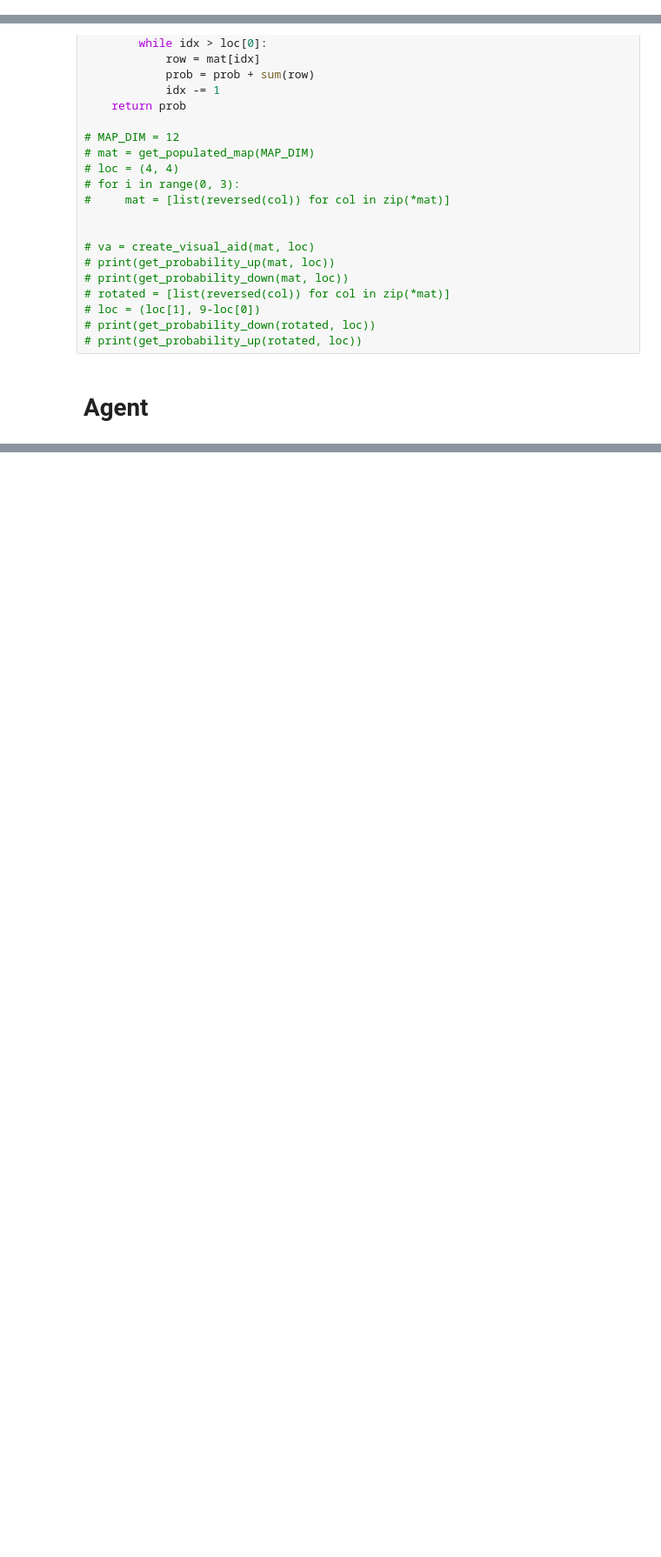
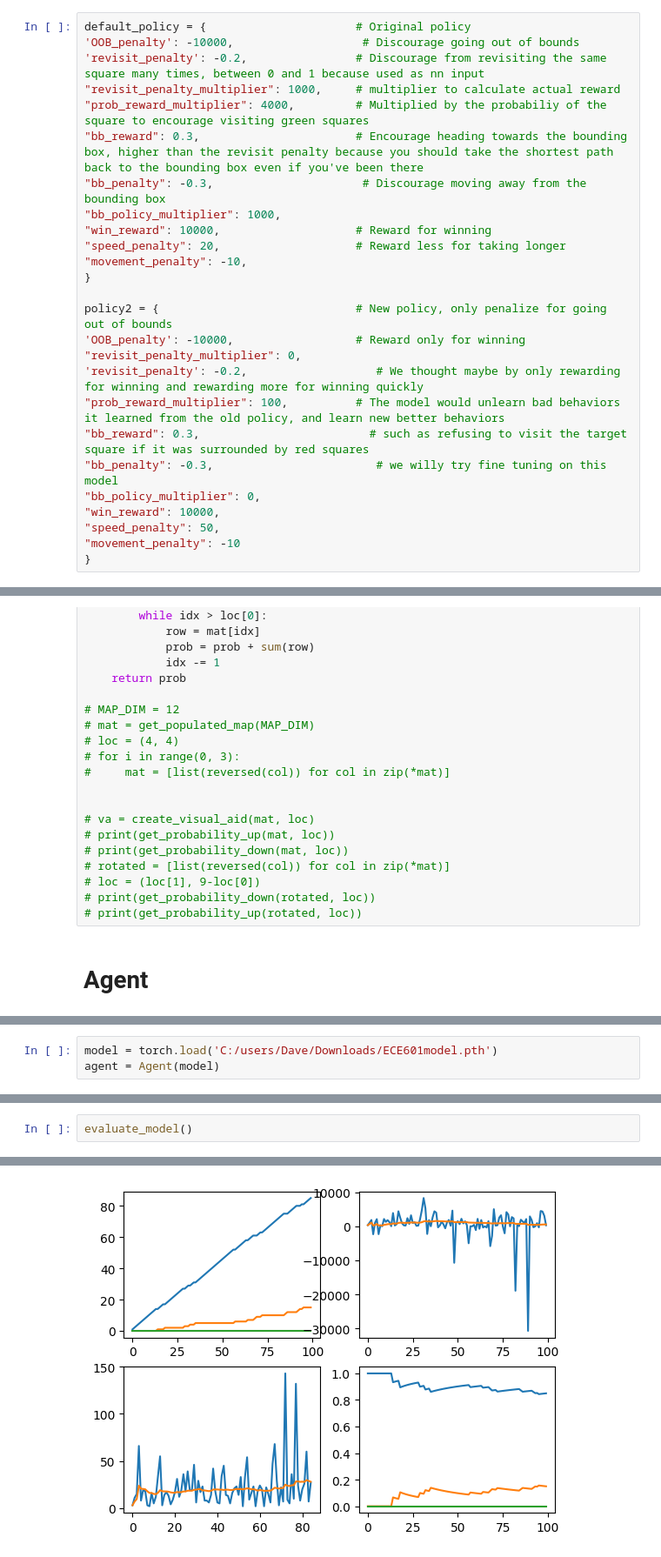
Before and after one commit to dgibb/SearchAndRescue, a Jupyter notebook: ECE_601_project_1.ipynb, the cells around one changed output, grey strips where cells are left out. Shown at 87% size. Cells and saved outputs as stored; diff of their text form; blank space fills up the shorter version.

```diff
--- a/ECE_601_project_1.ipynb
+++ b/ECE_601_project_1.ipynb
@@ -228,3 +216,29 @@ Timing out: -50
+# %%
+default_policy = {                      # Original policy
+'OOB_penalty': -10000,                   # Discourage going out of bounds
+'revisit_penalty': -0.2,                # Discourage from revisiting the same square many times, between 0 and 1 because used as nn input
+"revisit_penalty_multiplier": 1000,     # multiplier to calculate actual reward
+"prob_reward_multiplier": 4000,         # Multiplied by the probabiliy of the square to encourage visiting green squares
+"bb_reward": 0.3,                       # Encourage heading towards the bounding box, higher than the revisit penalty because you should take the shortest path back to the bounding box even if you've been there
+"bb_penalty": -0.3,                      # Discourage moving away from the bounding box
+"bb_policy_multiplier": 1000,
+"win_reward": 10000,                    # Reward for winning
+"speed_penalty": 20,                    # Reward less for taking longer
+"movement_penalty": -10,
+}
+
+policy2 = {                             # New policy, only penalize for going out of bounds
+'OOB_penalty': -10000,                  # Reward only for winning
+"revisit_penalty_multiplier": 0,
+'revisit_penalty': -0.2,                   # We thought maybe by only rewarding for winning and rewarding more for winning quickly
+"prob_reward_multiplier": 100,          # The model would unlearn bad behaviors it learned from the old policy, and learn new better behaviors
+"bb_reward": 0.3,                         # such as refusing to visit the target square if it was surrounded by red squares
+"bb_penalty": -0.3,                        # we willy try fine tuning on this model
+"bb_policy_multiplier": 0,
+"win_reward": 10000,
+"speed_penalty": 50,
+"movement_penalty": -10
+}
 # %% [markdown]
 # Prepping For Graphs
 # %%
@@ -1143,0 +1261,3 @@ print(np.max(win_window_50))
+# %%
+model = torch.load('C:/users/Dave/Downloads/ECE601model.pth')
+agent = Agent(model)
@@ -1143,0 +1321,3 @@ print(np.max(win_window_50))
+# %%
+evaluate_model()
+# %% [output]
@@ -1143,0 +1325 @@ print(np.max(win_window_50))
+[figure, added]
```
Also changed, not shown: parts of 29 cells of this notebook.
